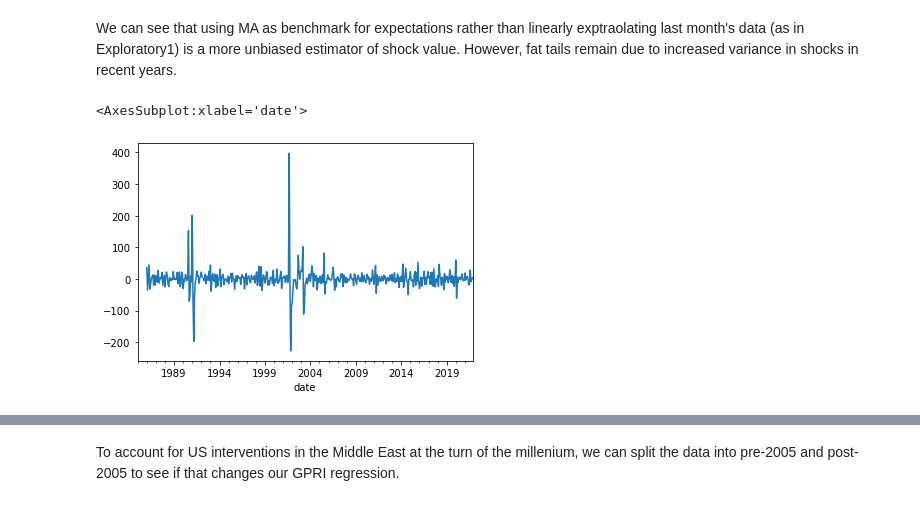
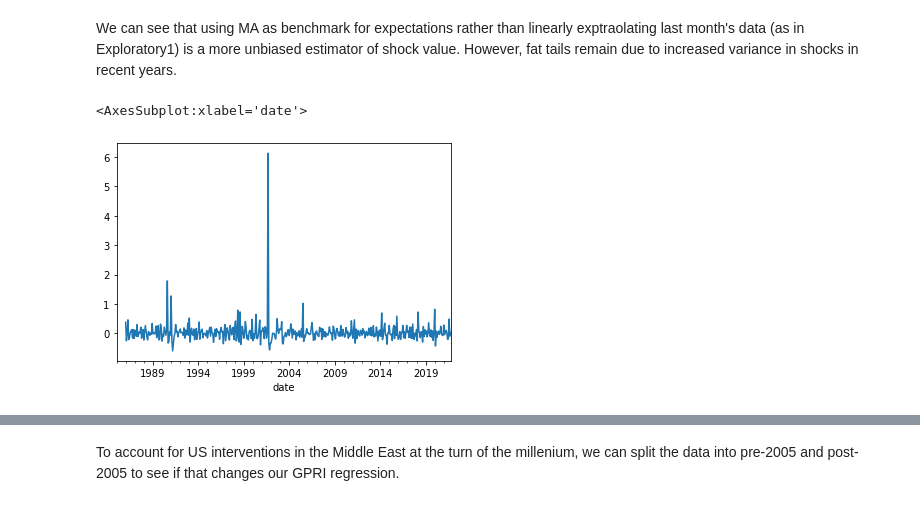
Before and after one commit to t0nychn/UG_thesis, a Jupyter notebook: Exploratory2.ipynb, the cells around one changed output, grey strips where cells are left out. Cells and saved outputs as stored; diff of their text form; code cells hidden in the pictures.

```diff
--- a/Exploratory2.ipynb
+++ b/Exploratory2.ipynb
@@ -145,11 +145,11 @@ We can see that using MA as benchmark for expectations rather than linearly expt
 # %%
 gpr = pd.read_csv('data/GPRGlobal.csv', parse_dates=True, index_col='date', dayfirst=True).sort_index()
 gpr['MA12'] = gpr.GPRI.rolling(12).mean()
-gpr['MAD12'] = (gpr.GPRI - gpr.MA12).diff()
+gpr['MAD12'] = gpr.GPRI.pct_change() - gpr.MA12.pct_change()
 gpr['MAD12'].plot()
 # %% [output]
 <AxesSubplot:xlabel='date'>
-[figure, old version]
+[figure, new version]
 # %%
 df2 = wti_pct.join(gpr['MAD12'])
 # %%
```
Also changed, not shown: parts of 27 cells of this notebook, 4 other files.
